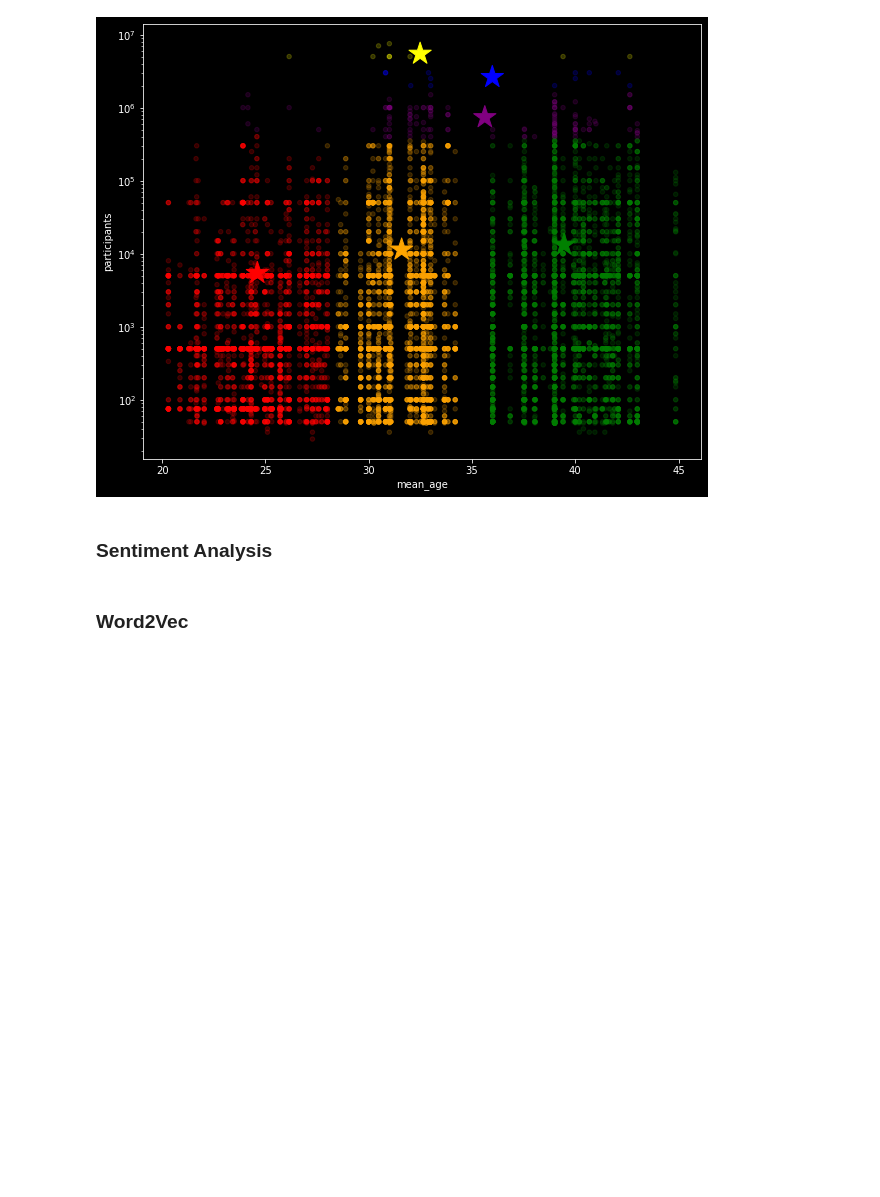
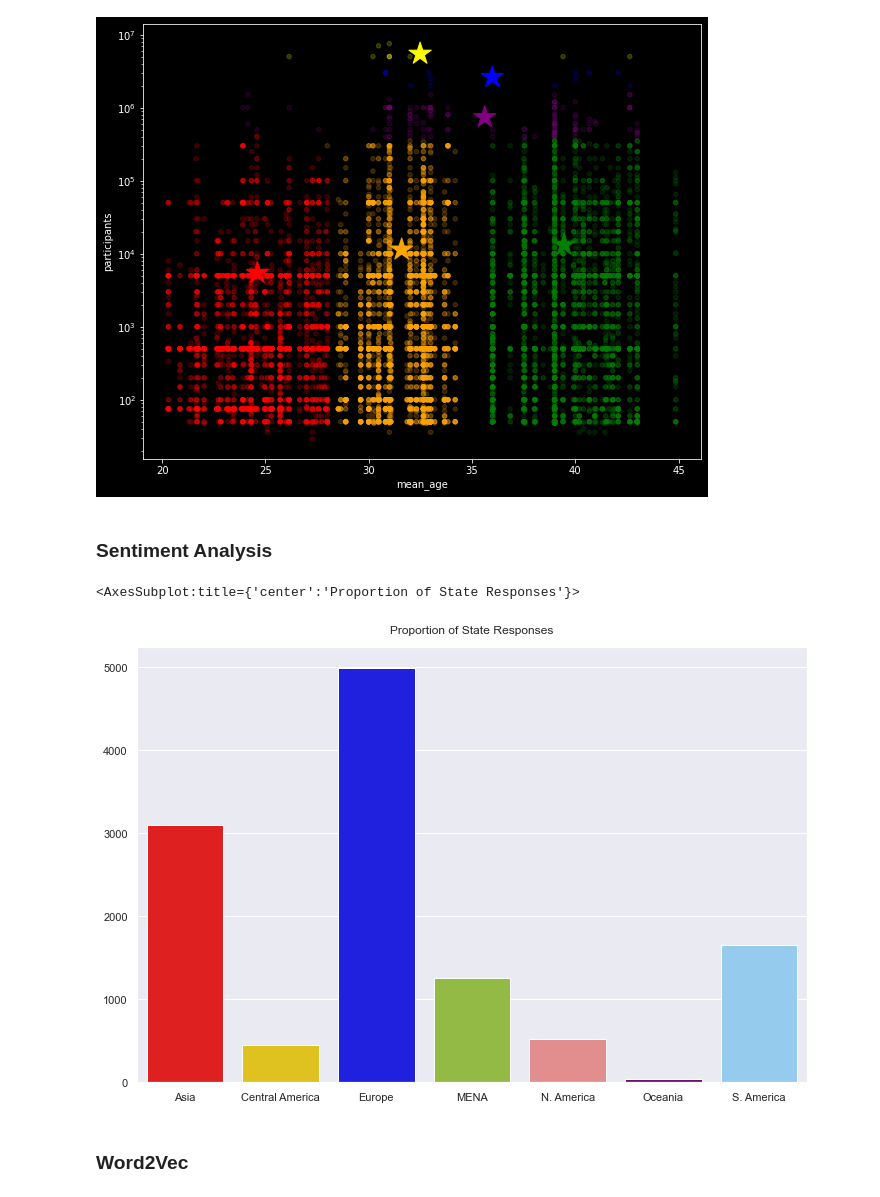
Before and after one commit to justhow/hear-us, a Jupyter notebook: project_5_master.ipynb, the cells around one changed output. Cells and saved outputs as stored; diff of their text form; code cells hidden in the pictures; blank space fills up the shorter version.

```diff
--- a/project_5_master.ipynb
+++ b/project_5_master.ipynb
@@ -559,14 +559,18 @@ def evaluation(y_actual, predicted):
 # J's BERT sentiment scorer
 sent = pipeline('sentiment-analysis')
 
+# thanks to Gwen Rathgeber for error-handling conditionals
 def sent_scorer(df, i):
-    score = 0
-    output = sent(df['notes'][i])
-    if output[0]['label'] == 'POSITIVE':
-        score = output[0]['score']
-    else:
-        score = (output[0]['score'] * -1)
-    return score
+    try:
+        score = 0
+        output = sent(df['notes'][i])
+        if output[0]['label'] == 'POSITIVE':
+            score = output[0]['score']
+        else:
+            score = (output[0]['score'] * -1)
+        return score
+    except:
+        return None
 sent_scorer(df, 5)
 # %% [output]
 Some layers from the model checkpoint at distilbert-base-uncased-finetuned-sst-2-english were not used when initializing TFDistilBertModel: ['pre_classifier', 'dropout_19', 'classifier']
@@ -945,6 +955,34 @@ plt.xticks(range(20, 50, 5))
 [figure]
 # %% [markdown]
 ### Sentiment Analysis
+# %%
+sent_scores = []
+# %%
+# takes 35+ minutes to run, execute at your own risk
+for i in range(len(df)):
+    sent_scores.append(sent_scorer(df, i))
+# %%
+df['sent_score'] = sent_scores
+# %%
+# Sentiment Scores by Region
+region_labels = ['Asia', 'Central America', 'Europe', 'MENA', 'N. America', 'Oceania', 'S. America']
+regions = [df['region_Asia'].value_counts()[1],
+         df['region_Central America'].value_counts()[1],
+         df['region_Europe'].value_counts()[1],
+         df['region_MENA'].value_counts()[1],
+         df['region_North America'].value_counts()[1],
+         df['region_Oceania'].value_counts()[1],
+         df['region_South America'].value_counts()[1]]
+
+plt.figure(figsize=(12,8))
+
+plt.title('Proportion of State Responses', pad=14)
+
+sns.barplot(x=region_labels, y=regions, palette=sns.color_palette(['red', 'gold', 'blue', 'yellowgreen', 'lightcoral', 'purple', 'lightskyblue'])
+)
+# %% [output]
+<AxesSubplot:title={'center':'Proportion of State Responses'}>
+[figure, added]
 # %% [markdown]
 ### Word2Vec
 # %% [markdown]
```
Also changed, not shown: parts of 15 cells of this notebook, 2 other files.
